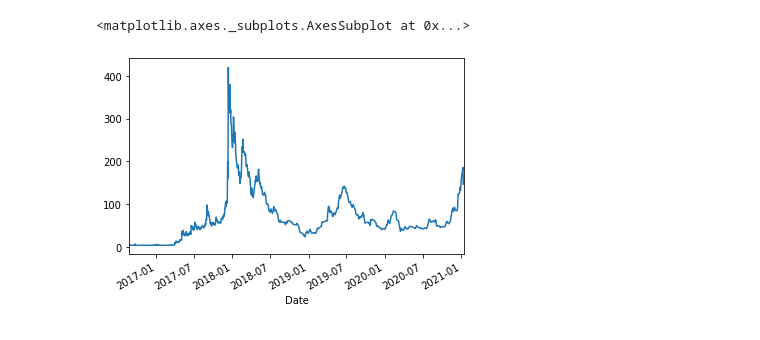
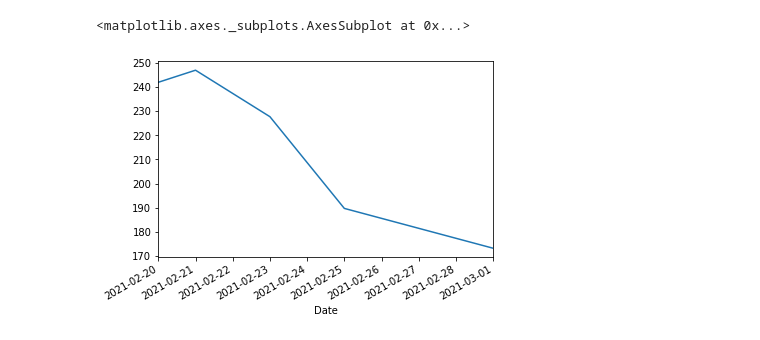
Before and after one commit to kioolz/Kioolz-World, a Jupyter notebook: Criptomoedas/CriptoAtivos - Quandl10.ipynb, the cells around one changed output. Cells and saved outputs as stored; diff of their text form; code cells hidden in the pictures.

```diff
--- a/Criptomoedas/CriptoAtivos - Quandl10.ipynb
+++ b/Criptomoedas/CriptoAtivos - Quandl10.ipynb
@@ -15,6 +42,6 @@ ipca.plot()
 # %%
 ltc = quandl.get('GDAX/LTC_USD')
-ltc['High'].plot()
+ltc['High'].tail(5).plot()
 # %% [output]
 <matplotlib.axes._subplots.AxesSubplot at 0x...>
-[figure, old version]
+[figure, new version]
```
Also changed, not shown: parts of 7 cells of this notebook.
